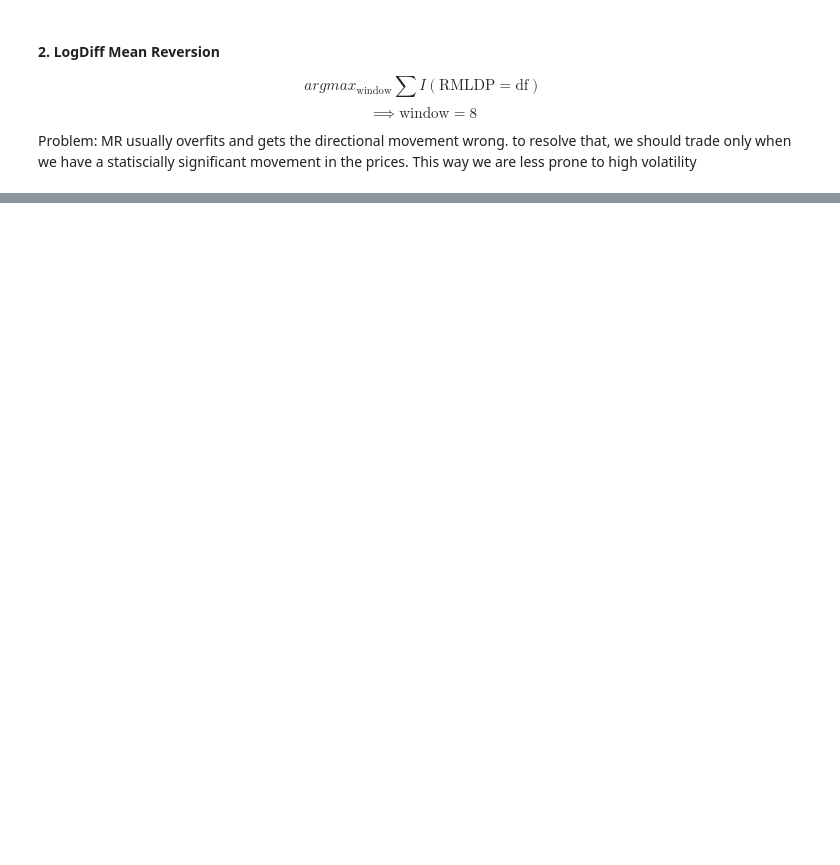
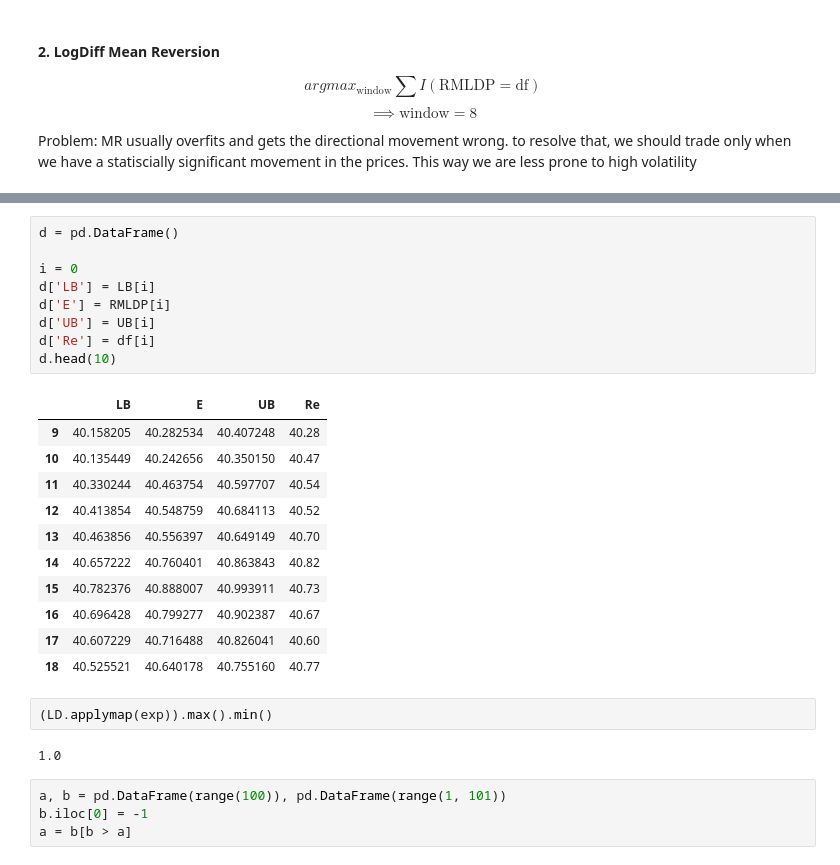
Before and after one commit to shromann/Algothon, a Jupyter notebook: Strategy.ipynb, the cells around one changed output, grey strips where cells are left out. Cells and saved outputs as stored; diff of their text form; blank space fills up the shorter version.

```diff
--- a/Strategy.ipynb
+++ b/Strategy.ipynb
@@ -95,0 +126,29 @@ RMLDP[stock].plot(figsize=(20, 10))
+# %%
+d = pd.DataFrame()
+
+i = 0
+d['LB'] = LB[i]
+d['E'] = RMLDP[i]
+d['UB'] = UB[i]
+d['Re'] = df[i]
+d.head(10)
+# %% [output]
+|  | LB | E | UB | Re |
+| 9 | 40.158205 | 40.282534 | 40.407248 | 40.28 |
+| 10 | 40.135449 | 40.242656 | 40.350150 | 40.47 |
+| 11 | 40.330244 | 40.463754 | 40.597707 | 40.54 |
+| 12 | 40.413854 | 40.548759 | 40.684113 | 40.52 |
+| 13 | 40.463856 | 40.556397 | 40.649149 | 40.70 |
+| 14 | 40.657222 | 40.760401 | 40.863843 | 40.82 |
+| 15 | 40.782376 | 40.888007 | 40.993911 | 40.73 |
+| 16 | 40.696428 | 40.799277 | 40.902387 | 40.67 |
+| 17 | 40.607229 | 40.716488 | 40.826041 | 40.60 |
+| 18 | 40.525521 | 40.640178 | 40.755160 | 40.77 |
+# %%
+(LD.applymap(exp)).max().min()
+# %% [output]
+1.0
+# %%
+a, b = pd.DataFrame(range(100)), pd.DataFrame(range(1, 101))
+b.iloc[0] = -1
+a = b[b > a]
```
Also changed, not shown: parts of 3 cells of this notebook, 4 other files.
